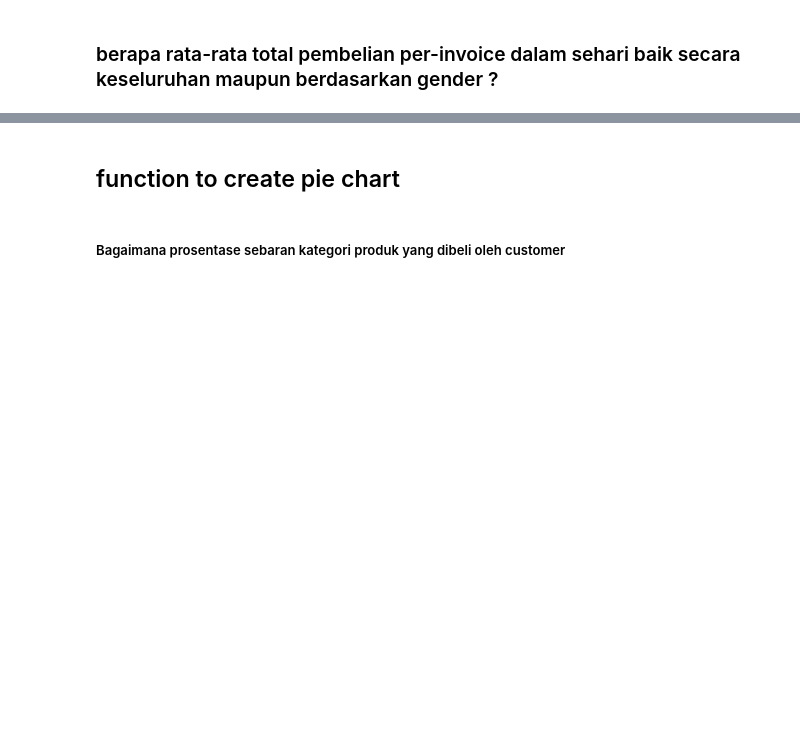
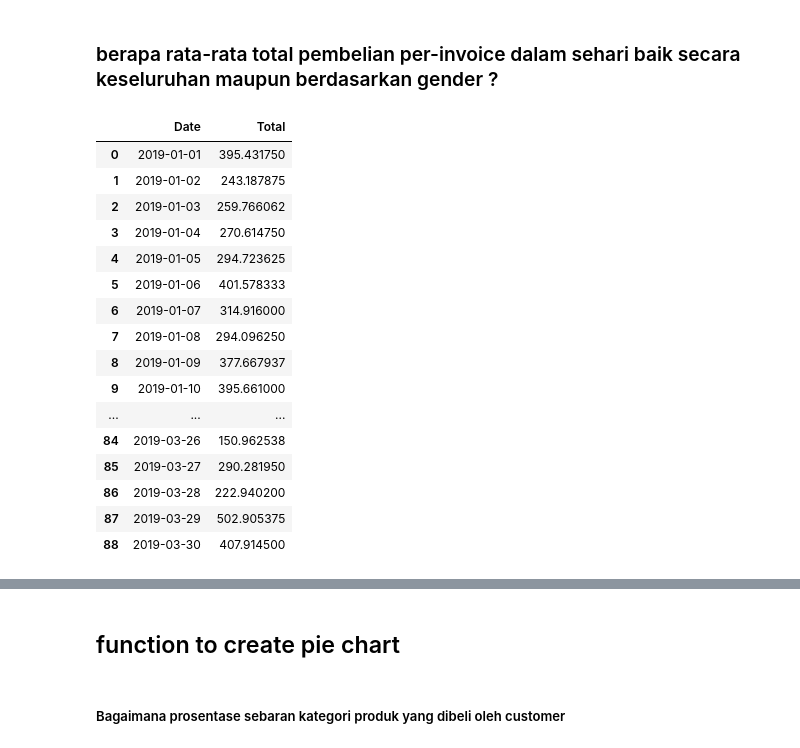
Before and after one commit to diakurnia/supermarket-dashboard, a Jupyter notebook: 3-Data Visualization.ipynb, the cells around one changed output, grey strips where cells are left out. Drawn from its saved outputs; the diff is of its cells as text; code cells hidden in the pictures; blank space fills up the shorter version.

```diff
--- a/3-Data Visualization.ipynb
+++ b/3-Data Visualization.ipynb
@@ -13,7 +13,7 @@ pd.set_option('display.max_rows', 20100)
 
 %matplotlib inline
 # %%
-df = pd.read_csv('data/supermarket_clean.csv')
+df = pd.read_csv('./dashboard/data/supermarket_clean.csv')
 # %%
 df.head(3)
 # %% [output]
@@ -35,6 +35,27 @@ df.describe()
 | max | 99.960000 | 10.000000 | 1042.650000 | 20.000000 | 993.00000 | 4.761905e+00 | 49.650000 | 10.00000 |
 # %% [markdown]
 ### berapa rata-rata total pembelian per-invoice dalam sehari baik secara keseluruhan maupun berdasarkan gender ?
+# %%
+df_average_all = df.groupby(['Date'])['Total'].mean().reset_index()
+df_average_all
+# %% [output]
+|  | Date | Total |
+| 0 | 2019-01-01 | 395.431750 |
+| 1 | 2019-01-02 | 243.187875 |
+| 2 | 2019-01-03 | 259.766062 |
+| 3 | 2019-01-04 | 270.614750 |
+| 4 | 2019-01-05 | 294.723625 |
+| 5 | 2019-01-06 | 401.578333 |
+| 6 | 2019-01-07 | 314.916000 |
+| 7 | 2019-01-08 | 294.096250 |
+| 8 | 2019-01-09 | 377.667937 |
+| 9 | 2019-01-10 | 395.661000 |
+| ... | ... | ... |
+| 84 | 2019-03-26 | 150.962538 |
+| 85 | 2019-03-27 | 290.281950 |
+| 86 | 2019-03-28 | 222.940200 |
+| 87 | 2019-03-29 | 502.905375 |
+| 88 | 2019-03-30 | 407.914500 |
 # %%
 df_average_gender = df.groupby(['Date','Gender'])['Total'].mean().unstack().reset_index()
 # %%
```
Also changed, not shown: parts of 6 cells of this notebook, 4 other files.
